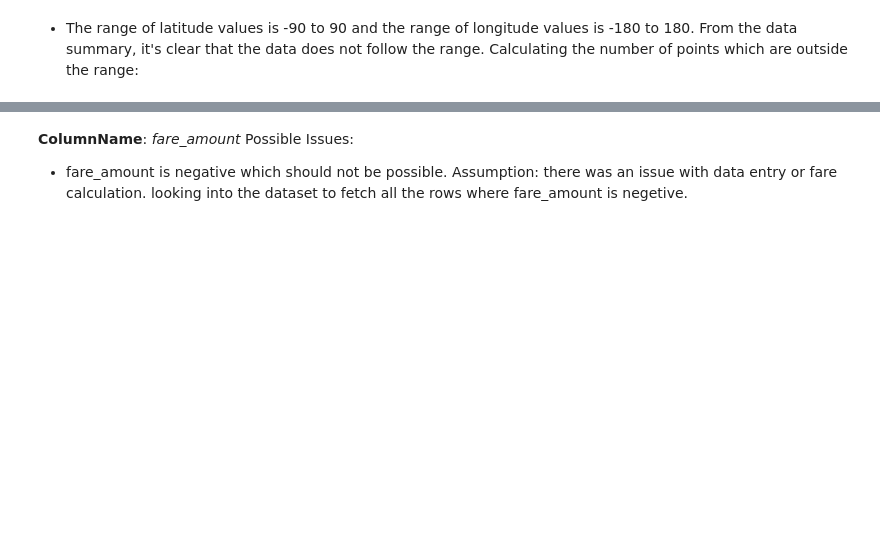
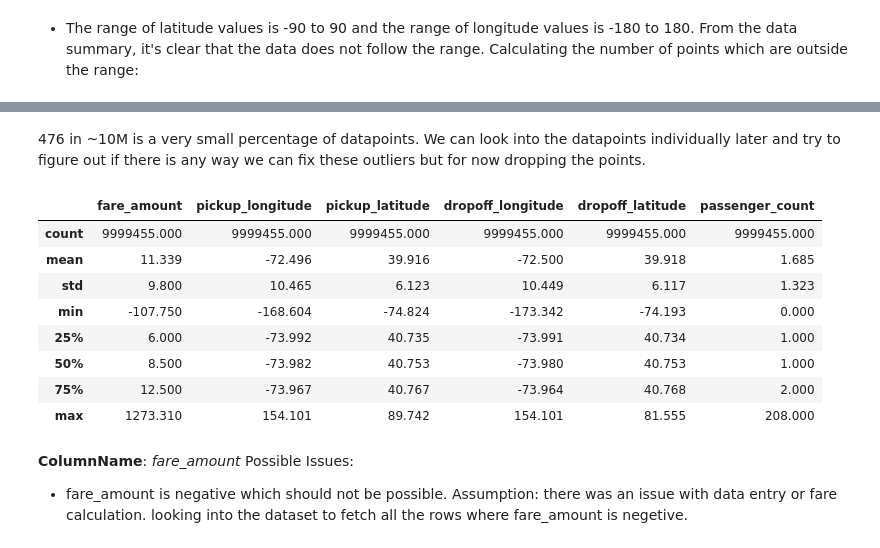
Before and after one commit to vlokwani/new-york-taxi-fare-prediction, a Jupyter notebook: Notebook/data-cleanup.ipynb, the cells around one changed output, grey strips where cells are left out. Drawn from its saved outputs; the diff is of its cells as text; code cells hidden in the pictures; blank space fills up the shorter version.

```diff
--- a/Notebook/data-cleanup.ipynb
+++ b/Notebook/data-cleanup.ipynb
@@ -16,7 +16,7 @@ The dataset contains 55M rows and trying to load all of them at once causes the
 __For the time being, using first 10M rows as our subset. There is no reason behind this and the number was selected by intuition. Choosing 10M rows gives us enough liberty with the data to identify patterns and the data is small enough to not overload the RAM during pre-processing__
 # %%
 # Getting the dataset
-NUM_ROWS = 10000000 # 10M ROWS
+NUM_ROWS = 10**7 # 10M ROWS
 train_df = pd.read_csv('../dataset/train.csv', nrows=NUM_ROWS)
 # %% [markdown]
 Displaying the first 5 rows from the dataframe to get a rough idea of the DF looks like and if it's loaded correctly.
@@ -75,3 +125,19 @@ train_df.loc[list(or_indexes)].describe()
+# %% [markdown]
+476 in ~10M is a very small percentage of datapoints. We can look into the datapoints individually later and try to figure out if there is any way we can fix these outliers but for now dropping the points.
+# %%
+train_df.drop(or_indexes, inplace=True)
+# %%
+display(train_df.describe())
+# %% [output]
+|  | fare_amount | pickup_longitude | pickup_latitude | dropoff_longitude | dropoff_latitude | passenger_count |
+| count | 9999455.000 | 9999455.000 | 9999455.000 | 9999455.000 | 9999455.000 | 9999455.000 |
+| mean | 11.339 | -72.496 | 39.916 | -72.500 | 39.918 | 1.685 |
+| std | 9.800 | 10.465 | 6.123 | 10.449 | 6.117 | 1.323 |
+| min | -107.750 | -168.604 | -74.824 | -173.342 | -74.193 | 0.000 |
+| 25% | 6.000 | -73.992 | 40.735 | -73.991 | 40.734 | 1.000 |
+| 50% | 8.500 | -73.982 | 40.753 | -73.980 | 40.753 | 1.000 |
+| 75% | 12.500 | -73.967 | 40.767 | -73.964 | 40.768 | 2.000 |
+| max | 1273.310 | 154.101 | 89.742 | 154.101 | 81.555 | 208.000 |
 # %% [markdown]
 
 __ColumnName__: *fare_amount*
```
Also changed, not shown: parts of 17 cells of this notebook.
